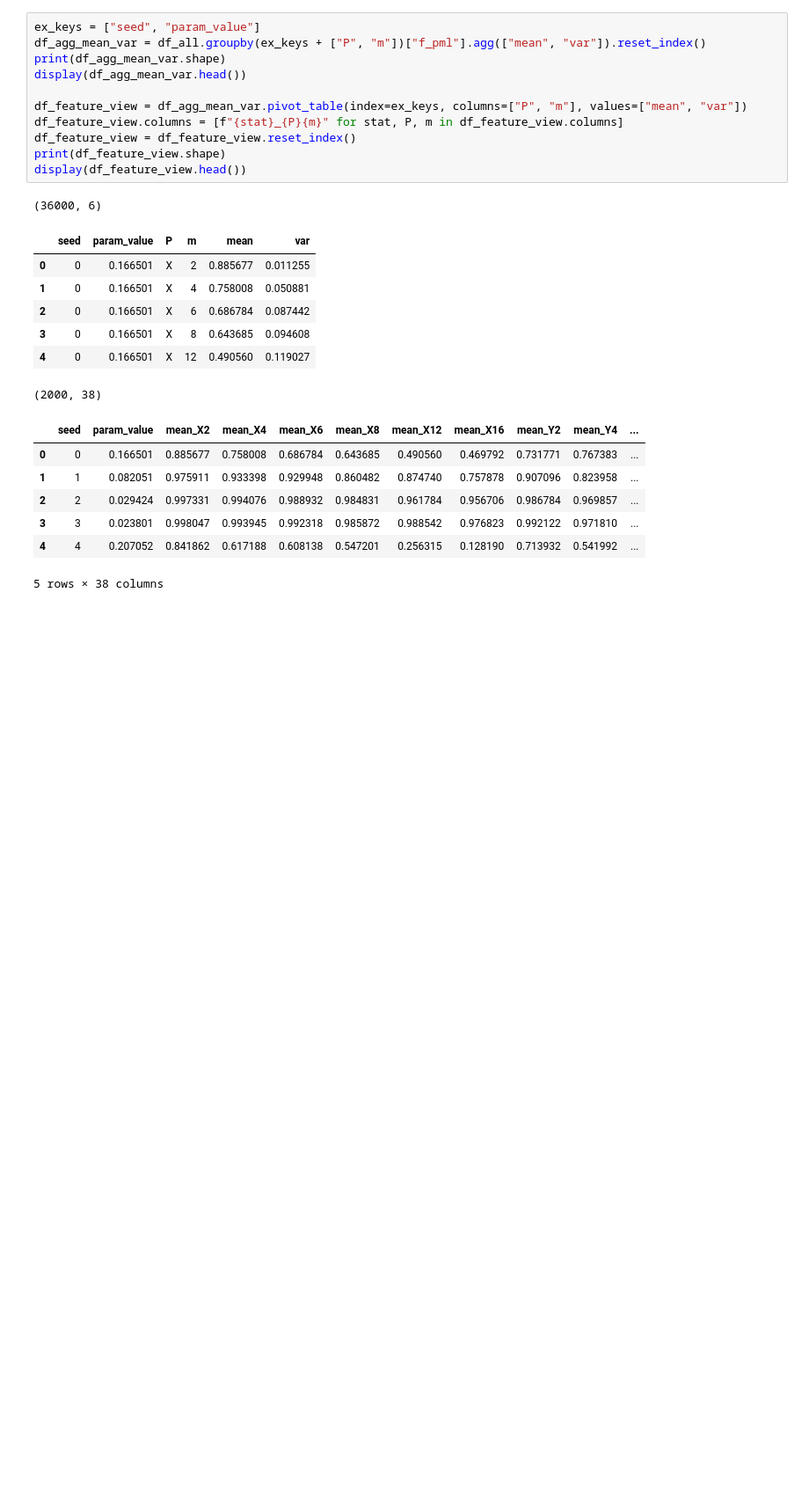
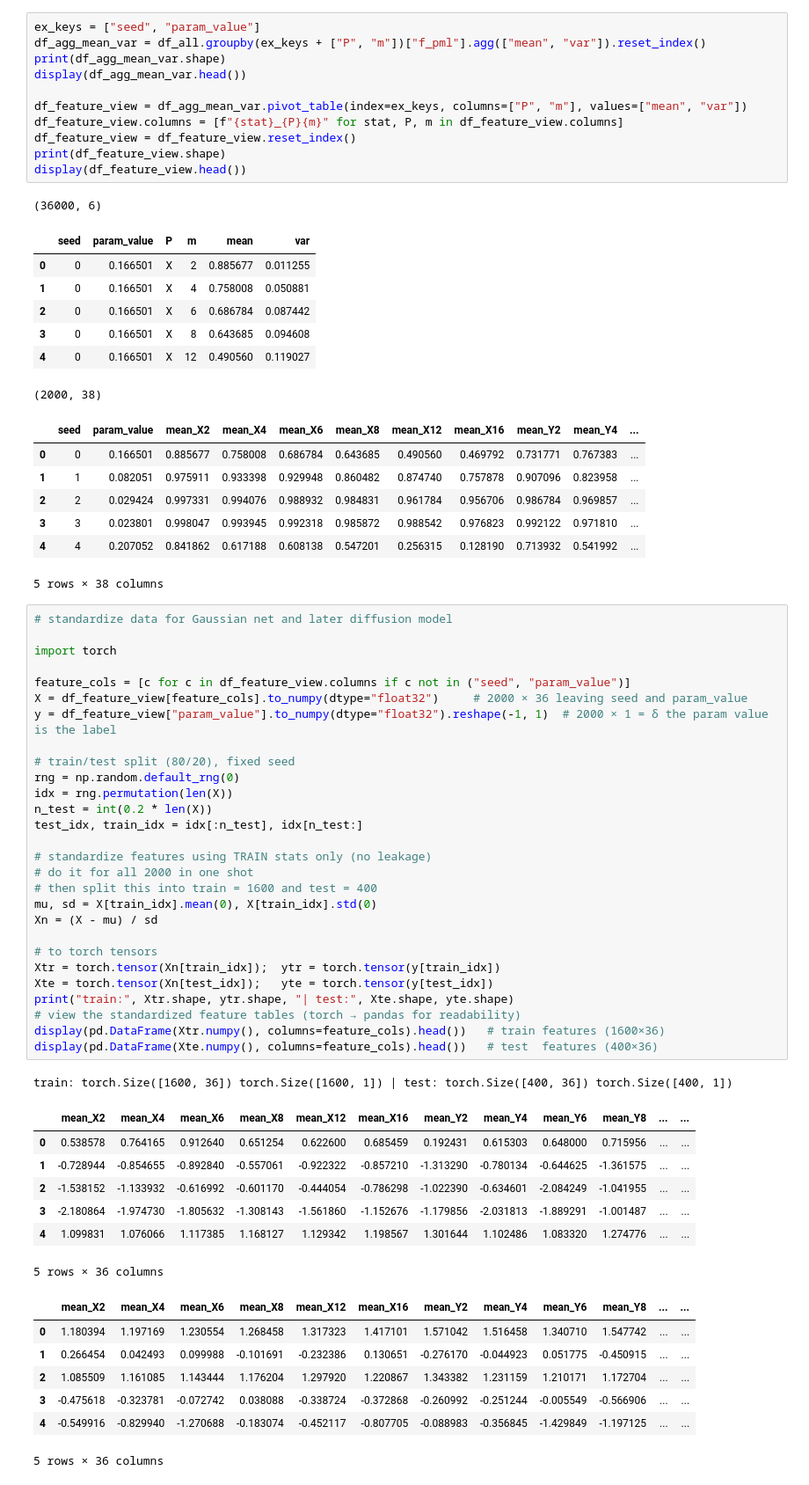
Before and after one commit to imelenwe/randomized-benchmarking, a Jupyter notebook: DiffusionCB/SBI_model.ipynb, the cells around one changed output. Shown at 88% size. Cells and saved outputs as stored; diff of their text form; blank space fills up the shorter version.

```diff
--- a/DiffusionCB/SBI_model.ipynb
+++ b/DiffusionCB/SBI_model.ipynb
@@ -71,3 +71,47 @@ display(df_feature_view.head())
 | 3 | 3 | 0.023801 | 0.998047 | 0.993945 | 0.992318 | 0.985872 | 0.988542 | 0.976823 | 0.992122 | 0.971810 | ... |
 | 4 | 4 | 0.207052 | 0.841862 | 0.617188 | 0.608138 | 0.547201 | 0.256315 | 0.128190 | 0.713932 | 0.541992 | ... |
 5 rows × 38 columns
+# %%
+# standardize data for Gaussian net and later diffusion model
+
+import torch
+
+feature_cols = [c for c in df_feature_view.columns if c not in ("seed", "param_value")]
+X = df_feature_view[feature_cols].to_numpy(dtype="float32")     # 2000 × 36 leaving seed and param_value
+y = df_feature_view["param_value"].to_numpy(dtype="float32").reshape(-1, 1)  # 2000 × 1 = δ the param value is the label
+
+# train/test split (80/20), fixed seed
+rng = np.random.default_rng(0)
+idx = rng.permutation(len(X))
+n_test = int(0.2 * len(X))
+test_idx, train_idx = idx[:n_test], idx[n_test:]
+
+# standardize features using TRAIN stats only (no leakage)
+# do it for all 2000 in one shot
+# then split this into train = 1600 and test = 400
+mu, sd = X[train_idx].mean(0), X[train_idx].std(0)
+Xn = (X - mu) / sd
+
+# to torch tensors
+Xtr = torch.tensor(Xn[train_idx]);  ytr = torch.tensor(y[train_idx])
+Xte = torch.tensor(Xn[test_idx]);   yte = torch.tensor(y[test_idx])
+print("train:", Xtr.shape, ytr.shape, "| test:", Xte.shape, yte.shape)
+# view the standardized feature tables (torch → pandas for readability)
+display(pd.DataFrame(Xtr.numpy(), columns=feature_cols).head())   # train features (1600×36)
+display(pd.DataFrame(Xte.numpy(), columns=feature_cols).head())   # test  features (400×36)
+# %% [output]
+train: torch.Size([1600, 36]) torch.Size([1600, 1]) | test: torch.Size([400, 36]) torch.Size([400, 1])
+|  | mean_X2 | mean_X4 | mean_X6 | mean_X8 | mean_X12 | mean_X16 | mean_Y2 | mean_Y4 | mean_Y6 | mean_Y8 | ... | ... |
+| 0 | 0.538578 | 0.764165 | 0.912640 | 0.651254 | 0.622600 | 0.685459 | 0.192431 | 0.615303 | 0.648000 | 0.715956 | ... | ... |
+| 1 | -0.728944 | -0.854655 | -0.892840 | -0.557061 | -0.922322 | -0.857210 | -1.313290 | -0.780134 | -0.644625 | -1.361575 | ... | ... |
+| 2 | -1.538152 | -1.133932 | -0.616992 | -0.601170 | -0.444054 | -0.786298 | -1.022390 | -0.634601 | -2.084249 | -1.041955 | ... | ... |
+| 3 | -2.180864 | -1.974730 | -1.805632 | -1.308143 | -1.561860 | -1.152676 | -1.179856 | -2.031813 | -1.889291 | -1.001487 | ... | ... |
+| 4 | 1.099831 | 1.076066 | 1.117385 | 1.168127 | 1.129342 | 1.198567 | 1.301644 | 1.102486 | 1.083320 | 1.274776 | ... | ... |
+5 rows × 36 columns
+|  | mean_X2 | mean_X4 | mean_X6 | mean_X8 | mean_X12 | mean_X16 | mean_Y2 | mean_Y4 | mean_Y6 | mean_Y8 | ... | ... |
+| 0 | 1.180394 | 1.197169 | 1.230554 | 1.268458 | 1.317323 | 1.417101 | 1.571042 | 1.516458 | 1.340710 | 1.547742 | ... | ... |
+| 1 | 0.266454 | 0.042493 | 0.099988 | -0.101691 | -0.232386 | 0.130651 | -0.276170 | -0.044923 | 0.051775 | -0.450915 | ... | ... |
+| 2 | 1.085509 | 1.161085 | 1.143444 | 1.176204 | 1.297920 | 1.220867 | 1.343382 | 1.231159 | 1.210171 | 1.172704 | ... | ... |
+| 3 | -0.475618 | -0.323781 | -0.072742 | 0.038088 | -0.338724 | -0.372868 | -0.260992 | -0.251244 | -0.005549 | -0.566906 | ... | ... |
+| 4 | -0.549916 | -0.829940 | -1.270688 | -0.183074 | -0.452117 | -0.807705 | -0.088983 | -0.356845 | -1.429849 | -1.197125 | ... | ... |
+5 rows × 36 columns
```
Also changed, not shown: parts of 7 cells of this notebook.
